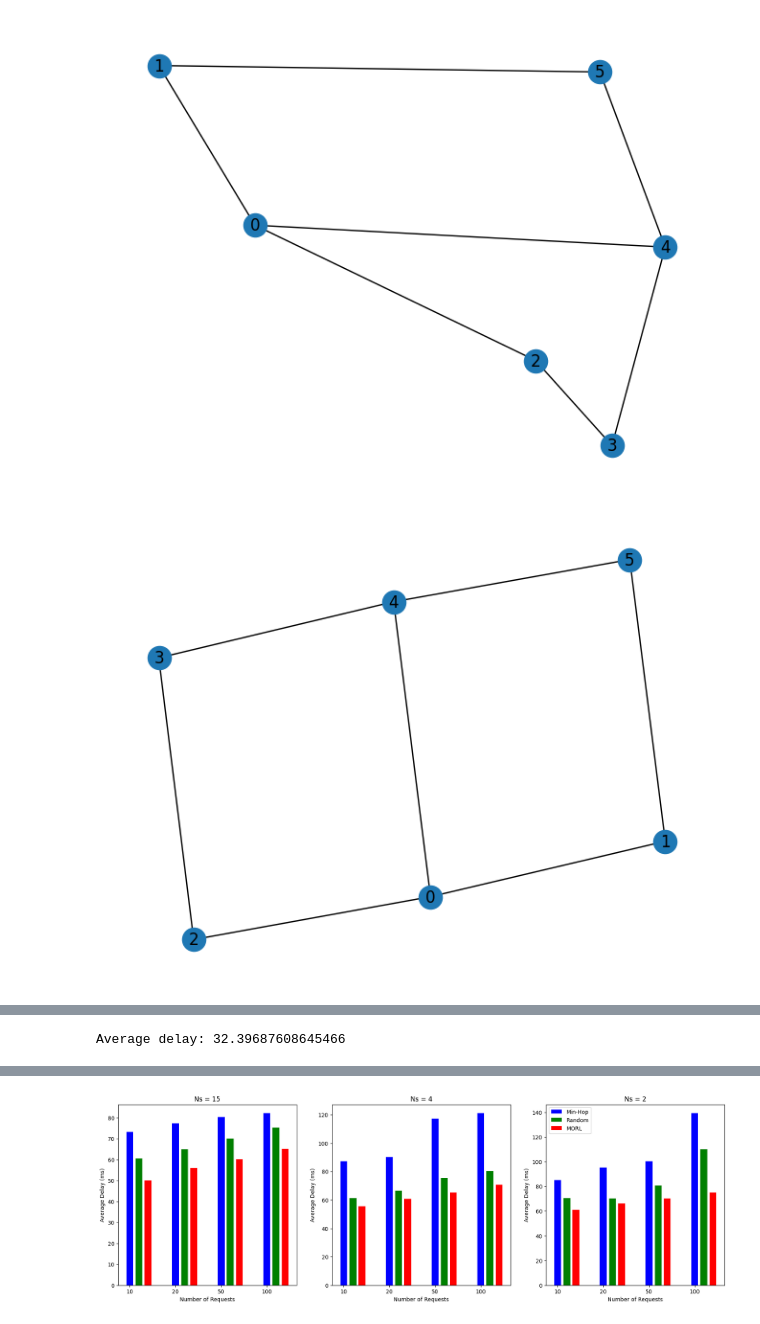
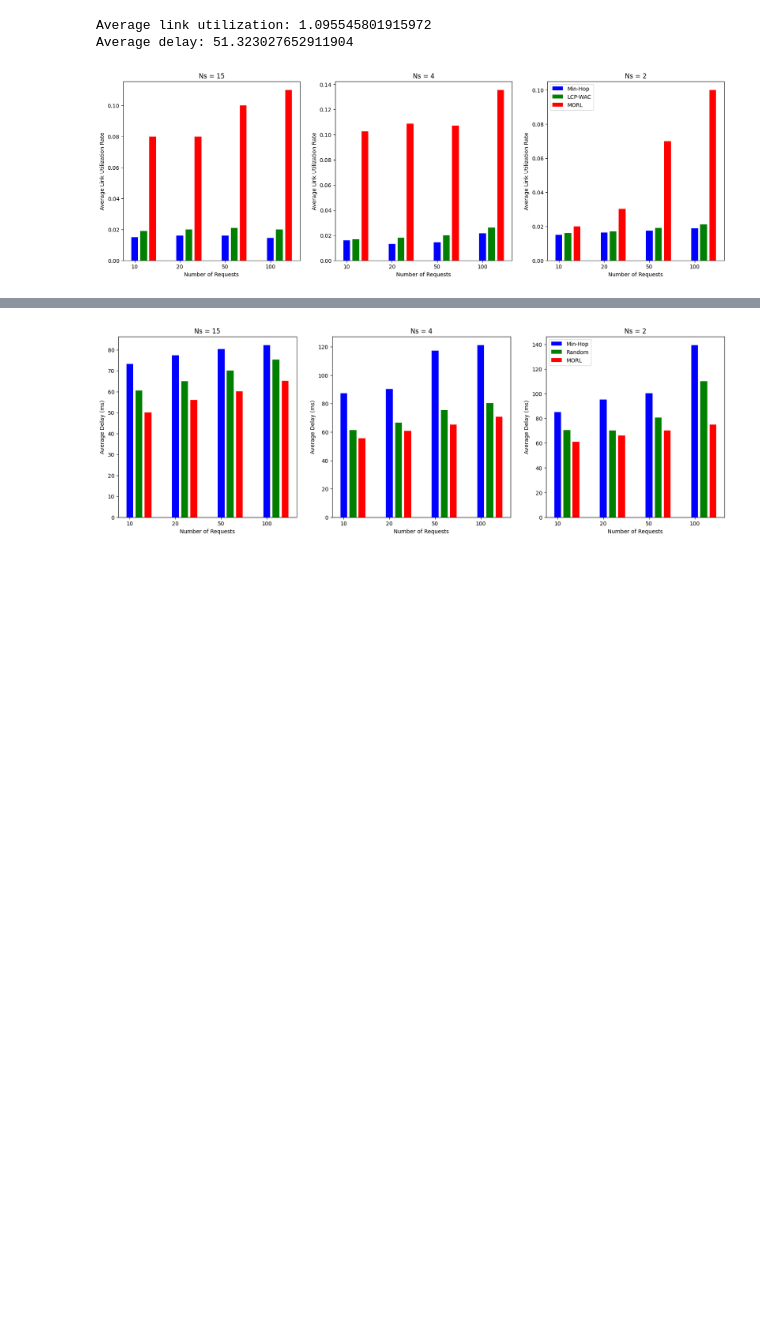
Before and after one commit to meodaiduoi/GAMR, a Jupyter notebook: routingcomparison/routingapp/compare_algorithm/sec_solver.ipynb, the cells around one changed output, grey strips where cells are left out. Saved outputs shown, nothing was run; the diff lists cells and outputs as text; code cells hidden in the pictures; blank space fills up the shorter version.

```diff
--- a/routingcomparison/routingapp/compare_algorithm/sec_solver.ipynb
+++ b/routingcomparison/routingapp/compare_algorithm/sec_solver.ipynb
@@ -9,9 +9,9 @@ def preprocessing(graph):
     for i in range(len(graph)):
         for j in graph[i]:
             G.add_edge(i, j)
-    pos = nx.spring_layout(G) #
-    nx.draw(G, pos, with_labels=True)
-    plt.show()
+    # pos = nx.spring_layout(G) #
+    # nx.draw(G, pos, with_labels=True)
+    # plt.show()
     return G
 # %%
 import os
@@ -301,7 +303,8 @@ def min_hop_routing(graph, nx_graph, request):
 #       solutions.append(None)  # Handle cases where no path exists
 #   return solutions
 # %%
-min_hop_avg_delay,min_hop_avg_link_utilization  = graph_moderator(r"/home/ad/RoutingComparasion/RoutingComparation/routingcomparison/routingapp/compare_algorithm/data/epoch/4_edge_cloud_server.json", "min-hop")
+# Chinanet topology
+min_hop_avg_delay,min_hop_avg_link_utilization  = graph_moderator(r"/home/ad/RoutingComparasion/RoutingComparation/routingcomparison/routingapp/compare_algorithm/data/chinanet/4_edge_cloud_server.json", "min-hop")
 # random_avg_delay,random_avg_link_utilization  = graph_moderator(r"/home/ad/RoutingComparasion/RoutingComparation/routingcomparison/routingapp/compare_algorithm/data/chinanet/4_edge_cloud_server.json", "random")
 # morl_avg_delay, morl_avg_link_utilization = graph_generate(r"/home/ad/RoutingComparasion/RoutingComparation/routingcomparison/routingapp/compare_algorithm/data/chinanet/4_edge_cloud_server.json")
 import matplotlib.pyplot as plt
@@ -311,15 +314,15 @@ number_of_servers = [15, 4, 2] # Number of servers
 number_of_requests = [10, 20, 50, 100]
 
 min_hop_link_utilization = {  # Link utilization for Min-Hop with different Ns and Nr
-    15: [0.0148945831000171, 0.01689565936598701, 0.02607739774691456, 0.014384773308300396],
-    4: [0.01581948425127813, 0.024774665223127731, 0.013225521497869755, 0.014436874828574343],
-    2: [0.02303737694069271, 0.02039527186615809, 0.024459408544069174, 0.011387959818297357],
+    15: [0.0148945831000171, 0.01589565936598701, 0.01607739774691456, 0.014384773308300396],
+    4: [0.01581948425127813, 0.013225521497869755, 0.014436874828574343, 0.021387959818297357],
+    2: [0.01503737694069271, 0.01639527186615809, 0.0174459408544069174, 0.018774665223127731 ],
 }
 
 random_link_utilization = {
     15: [0.019, 0.02, 0.021, 0.02],
-    4: [0.017, 0.018, 0.02, 0.022],
-    2: [0.017, 0.018, 0.019, 0.021],
+    4: [0.017, 0.018, 0.02, 0.026],
+    2: [0.016, 0.017, 0.019, 0.021],
 }
 
 
@@ -343,32 +346,33 @@ for i, Ns in enumerate(number_of_servers):
     # Extract data for this server case
     min_hop_data = min_hop_link_utilization[Ns]
     random_data = random_link_utilization[Ns]
     morl_data = morl_link_utilization[Ns]  # Assuming MORL data structure is similar
 
     # Separate bars using a larger offset for better visibility
     bar_width = 0.15  # Adjust bar width as needed
     total_offset = bar_width * (len(algorithm_labels) + 1)  # Total offset for all bars
     offset_per_algorithm = total_offset / len(algorithm_labels)  # Offset for each algorithm
 
     # Plot bars for Min-Hop, Random, and MORL algorithms
     for j, (algorithm, data) in enumerate(zip(algorithm_labels, [min_hop_data, random_data, morl_data])):
         x_positions = [i + offset_per_algorithm * j for i in range(len(number_of_requests))]  # Adjust x-positions for separation
         bars = ax.bar(x_positions, data, bar_width, label=algorithm, color=colors[j])
 
     # Set x-axis labels
     ax.set_xticks(range(len(number_of_requests)))
     ax.set_xticklabels(number_of_requests)
     ax.set_xlabel('Number of Requests')
 
     # Set y-axis label
     ax.set_ylabel('Average Link Utilization Rate')
 
     # Set title (include Ns in the title)
     ax.set_title(f'Ns = {Ns}')
 
 # Adjust layout and display the plot
 plt.legend()
 plt.show()
 # %% [output]
+Average link utilization: 1.095545801915972
+Average delay: 51.323027652911904
-[figure, old version]
+[figure, new version]
-[figure, removed]
@@ -378 +378,0 @@ plt.show()
-Average delay: 32.39687608645466
```
Also changed, not shown: parts of 5 cells of this notebook, 15 other files.
